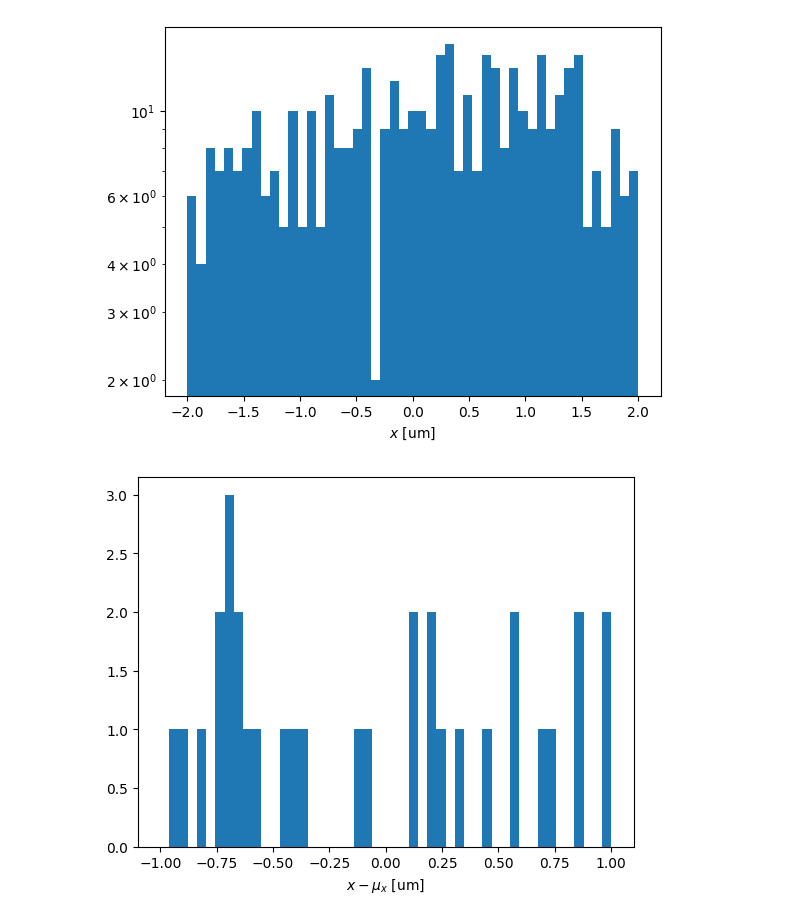
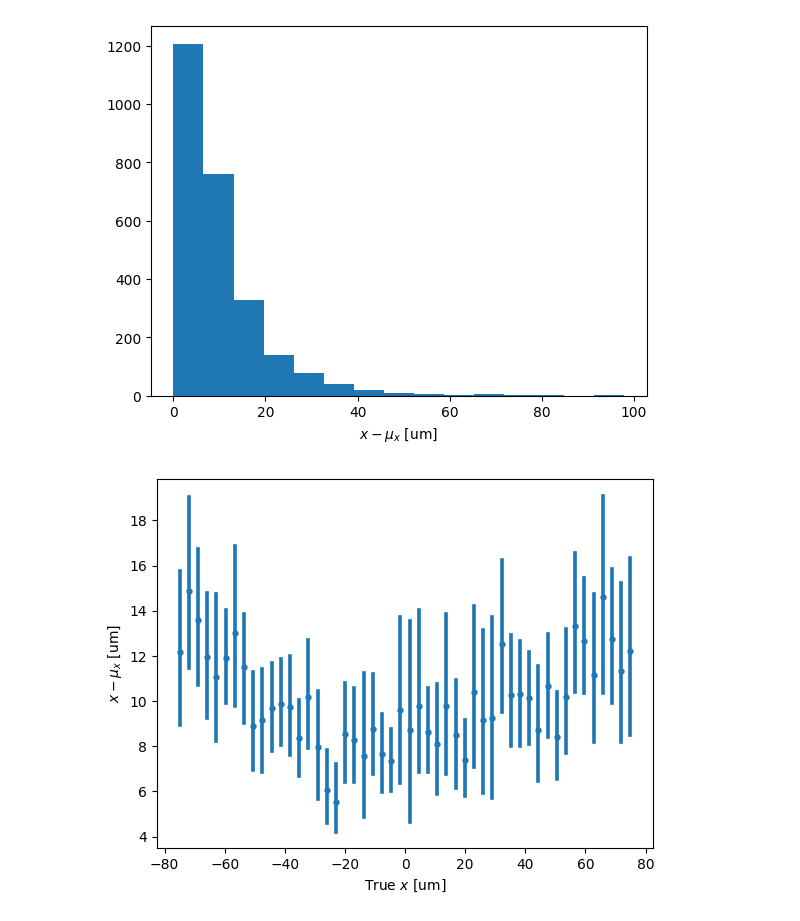
Before and after one commit to elizahoward/smart-pixels-ml, a Jupyter notebook: test_training.ipynb, the cells around one changed output. Saved outputs shown, nothing was run; the diff lists cells and outputs as text; code cells hidden in the pictures.

```diff
--- a/test_training.ipynb
+++ b/test_training.ipynb
@@ -113,11 +111,8 @@ WARNING:root:Quantization is False in data generator. This may affect model perf
  # compiles model
 n_filters = 5 # model number of filters
 pool_size = 3 # model pool size
-learning_rate = 0.001
 start_time = time.time()
 model=CreateModel(shape=(13,21,2), n_filters=n_filters, pool_size=pool_size)
 model.summary()
-model.compile(optimizer=Adam(learning_rate=learning_rate), loss=custom_loss)
-
 print("--- Model create and compile %s seconds ---" % (time.time() - start_time))
 # %% [output]
@@ -141,8 +136,8 @@ _________________________________________________________________
 # %%
-learning_rate = 0.1
+learning_rate = 0.000001
 model.compile(optimizer=Adam(learning_rate=learning_rate), loss=custom_loss)
 # %%
-epochs = 25
+epochs = 10
 early_stopping_patience = 50
 
 # launch quick training once gpu is available
@@ -152,7 +147,7 @@ es = EarlyStopping(
 )
 
 # checkpoint path
-checkpoint_filepath = Path(output_directory, 'weights.{epoch:02d}-t{loss:.2f}-v{val_loss:.2f}.hdf5').resolve()
+checkpoint_filepath = Path(output_directory,"weights", 'weights.{epoch:02d}-t{loss:.2f}-v{val_loss:.2f}.hdf5').resolve()
 mcp = tf.keras.callbacks.ModelCheckpoint(
         filepath=checkpoint_filepath,
         save_weights_only=True,
@@ -192,5 +190,6 @@ Epoch 25/25
 # %%
-#model.load_weights("/home/elizahoward/smart-pixels-ml/training_output/weights.08-t-12.89-v-49.49.hdf5")
+#model.load_weights("/home/elizahoward/smart-pixels-ml/training_output/weights.07-t-24.69-v-124.79.hdf5")
+model.load_weights("/home/elizahoward/smart-pixels-ml/training_output/weights/weights.01-t-1736.73-v-1315.88.hdf5")
 # %%
 p_test = model.predict(validation_generator)
 # %% [output]
@@ -272,22 +256,22 @@ mean and std residuals for cot(beta): (0.14212627708911896,0.09247184544801712)
 # %%
-plt.hist(p_test[:,0],bins=np.linspace(-2,2,50))
-plt.yscale('log')
-plt.xlabel(r'$x$ [um]')
+plt.hist(residualsx, bins = 15)
+#plt.yscale('Log')
+plt.xlabel(r'$x-\mu_x$ [um]')
 
-#save_fig_path = os.path.join(base_dir, 'x_dist.png')
+#save_fig_path = os.path.join(base_dir, 'x_res_dist.png')
 #plt.savefig(save_fig_path)
 
 plt.show()
 # %% [output]
-[figure, old version]
+[figure, new version]
 # %%
-plt.hist(residuals,bins=np.linspace(-1,1,50))
-#plt.yscale('Log')
-plt.xlabel(r'$x-\mu_x$ [um]')
+x = sns.regplot(x=df['xtrue'], y=residualsx, x_bins=np.linspace(-75,75,50), fit_reg=None, marker='.')
+plt.xlabel(r'True $x$ [um]')
+plt.ylabel(r'$x-\mu_x$ [um]')
 
-#save_fig_path = os.path.join(base_dir, 'x_res_dist.png')
+#save_fig_path = os.path.join(base_dir, 'x_vs_res.png')
 #plt.savefig(save_fig_path)
 
 plt.show()
 # %% [output]
-[figure, old version]
+[figure, new version]
```
Also changed, not shown: parts of 12 cells of this notebook, 2 other files.
